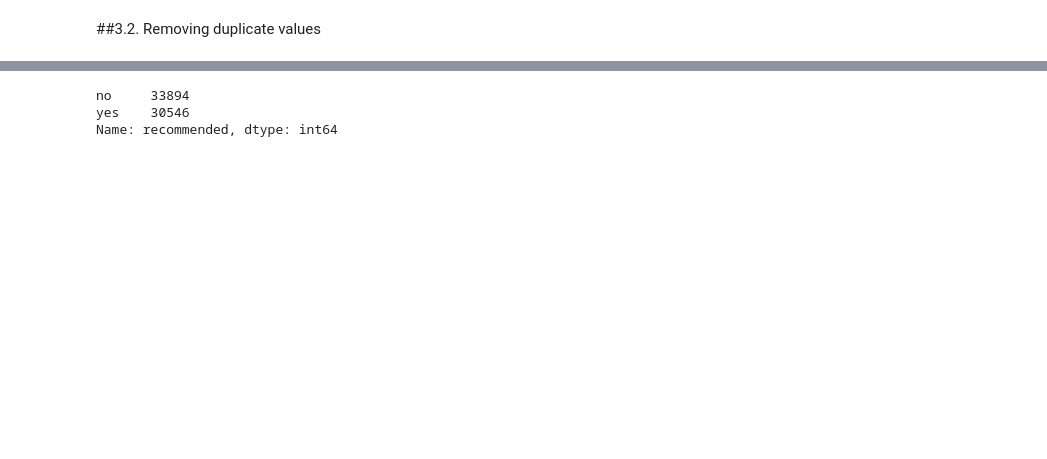
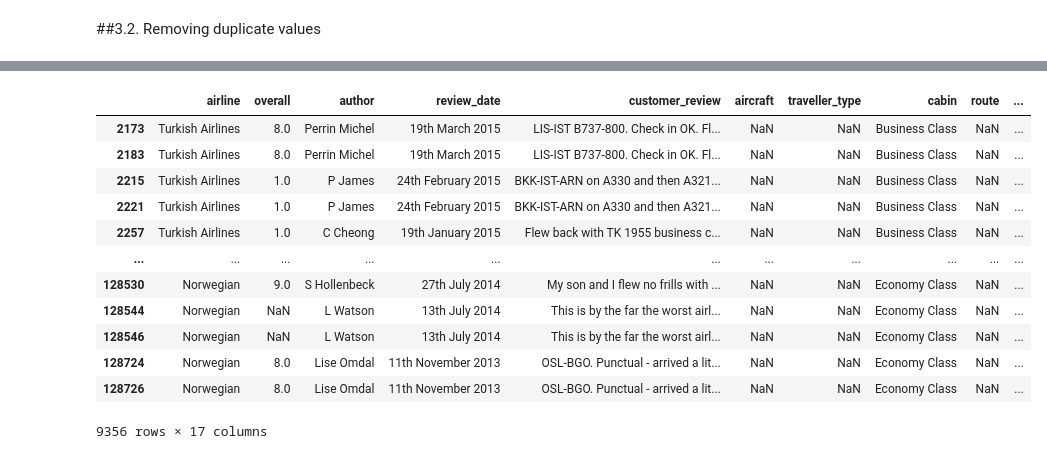
Before and after one commit to DristantaNirola/Airline_Passenger_referral_Prediction, a Jupyter notebook: Airline_Passenger_referral_Prediction.ipynb, the cells around one changed output, grey strips where cells are left out. Saved outputs shown, nothing was run; the diff lists cells and outputs as text; code cells hidden in the pictures; blank space fills up the shorter version.

```diff
--- a/Airline_Passenger_referral_Prediction.ipynb
+++ b/Airline_Passenger_referral_Prediction.ipynb
@@ -114,6 +77,19 @@ data[data.duplicated()]
-# %%
-data.recommended.value_counts()
-# %% [output]
-no     33894
-yes    30546
-Name: recommended, dtype: int64
+# %%
+df_airline= data.copy()
+# %%
+# Checking the duplicate values
+df_airline[df_airline.duplicated(keep= False)]
+# %% [output]
+|  | airline | overall | author | review_date | customer_review | aircraft | traveller_type | cabin | route | ... |
+| 2173 | Turkish Airlines | 8.0 | Perrin Michel | 19th March 2015 | LIS-IST B737-800. Check in OK. Fl... | NaN | NaN | Business Class | NaN | ... |
+| 2183 | Turkish Airlines | 8.0 | Perrin Michel | 19th March 2015 | LIS-IST B737-800. Check in OK. Fl... | NaN | NaN | Business Class | NaN | ... |
+| 2215 | Turkish Airlines | 1.0 | P James | 24th February 2015 | BKK-IST-ARN on A330 and then A321... | NaN | NaN | Business Class | NaN | ... |
+| 2221 | Turkish Airlines | 1.0 | P James | 24th February 2015 | BKK-IST-ARN on A330 and then A321... | NaN | NaN | Business Class | NaN | ... |
+| 2257 | Turkish Airlines | 1.0 | C Cheong | 19th January 2015 | Flew back with TK 1955 business c... | NaN | NaN | Business Class | NaN | ... |
+| ... | ... | ... | ... | ... | ... | ... | ... | ... | ... | ... |
+| 128530 | Norwegian | 9.0 | S Hollenbeck | 27th July 2014 | My son and I flew no frills with ... | NaN | NaN | Economy Class | NaN | ... |
+| 128544 | Norwegian | NaN | L Watson | 13th July 2014 | This is by the far the worst airl... | NaN | NaN | Economy Class | NaN | ... |
+| 128546 | Norwegian | NaN | L Watson | 13th July 2014 | This is by the far the worst airl... | NaN | NaN | Economy Class | NaN | ... |
+| 128724 | Norwegian | 8.0 | Lise Omdal | 11th November 2013 | OSL-BGO. Punctual - arrived a lit... | NaN | NaN | Economy Class | NaN | ... |
+| 128726 | Norwegian | 8.0 | Lise Omdal | 11th November 2013 | OSL-BGO. Punctual - arrived a lit... | NaN | NaN | Economy Class | NaN | ... |
+9356 rows × 17 columns
```
Also changed, not shown: parts of 98 cells of this notebook.
